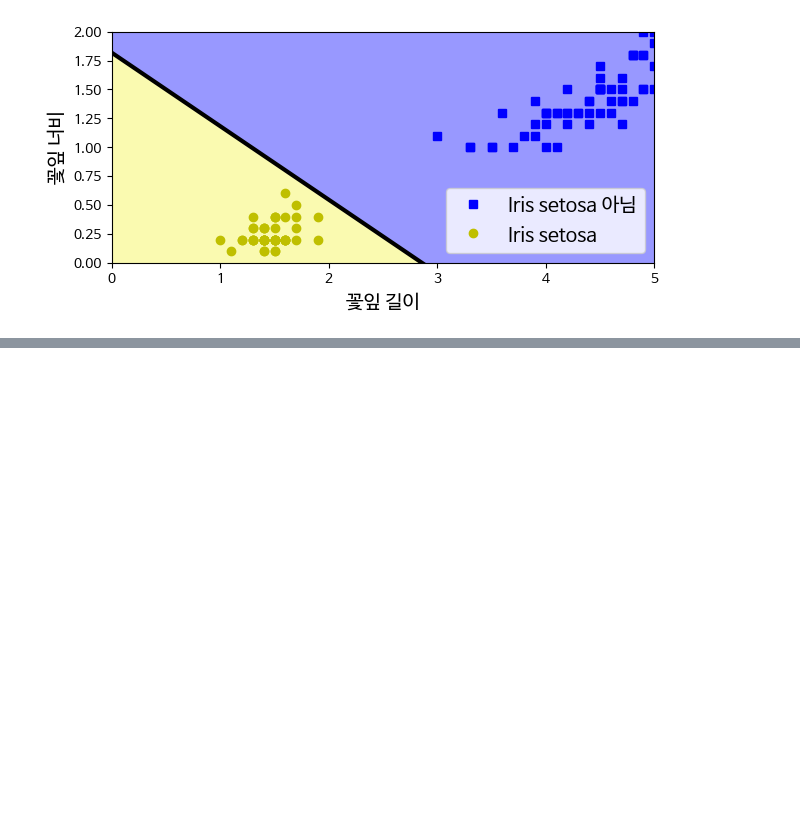
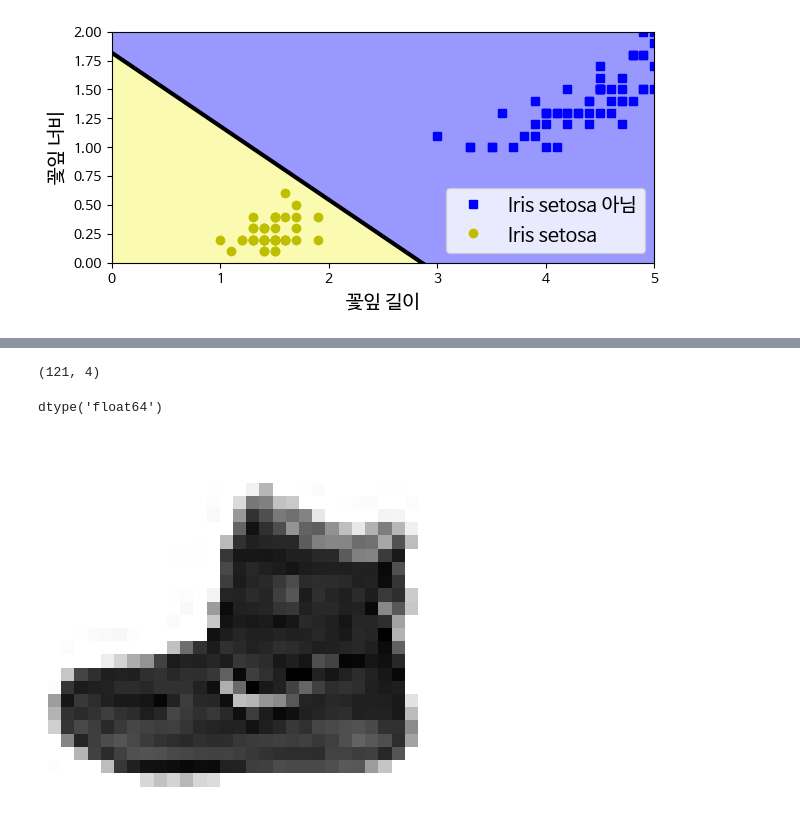
Before and after one commit to secons127/deep-learning, a Jupyter notebook: inclass/240320딥러닝프로그래밍.ipynb, the cells around one changed output, grey strips where cells are left out. Saved outputs shown, nothing was run; the diff lists cells and outputs as text; code cells hidden in the pictures; blank space fills up the shorter version.

```diff
--- a/inclass/240320딥러닝프로그래밍.ipynb
+++ b/inclass/240320딥러닝프로그래밍.ipynb
@@ -111,0 +139,7 @@ rmse
+# %%
+import tensorflow as tf
+
+fashion_mnist = tf.keras.datasets.fashion_mnist.load_data()
+(X_train_full, y_train_full), (X_test, y_test) = fashion_mnist
+X_train, y_train = X_train_full[:-5000], y_train_full[:-5000]
+X_valid, y_valid = X_train_full[-5000:], y_train_full[-5000:]
@@ -111,0 +155,18 @@ rmse
+# %%
+X_train.shape
+# %% [output]
+(121, 4)
+# %%
+X_train.dtype
+# %% [output]
+dtype('float64')
+# %%
+X_train, X_valid, X_test = X_train / 255., X_valid / 255., X_test / 255.
+# %%
+# 추가 코드
+
+plt.imshow(X_train[0], cmap="binary")
+plt.axis('off')
+plt.show()
+# %% [output]
+[figure, added]
```
Also changed, not shown: parts of 36 cells of this notebook.
